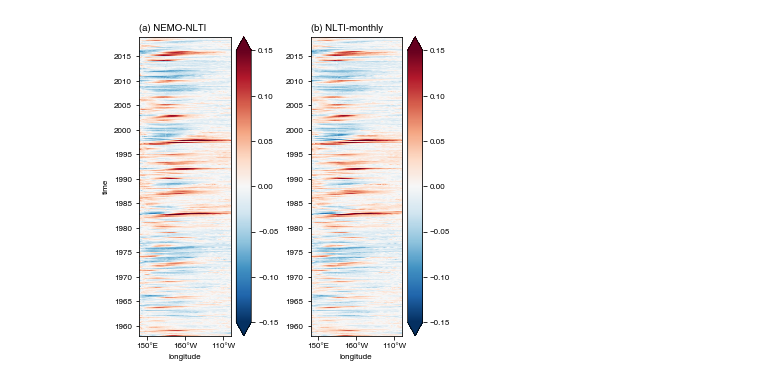
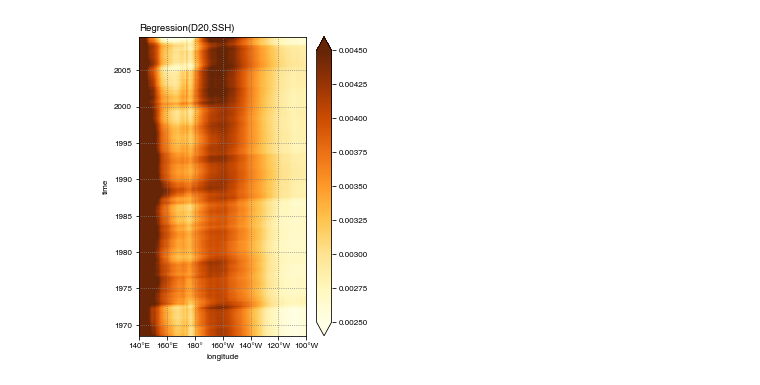
Before and after one commit to martinclaus/nti_lai_eta_al_analysis, a Jupyter notebook: plot_FigS7.ipynb, the cells around one changed output. Drawn from its saved outputs; the diff is of its cells as text; code cells hidden in the pictures.

```diff
--- a/plot_FigS7.ipynb
+++ b/plot_FigS7.ipynb
@@ -11,44 +9,26 @@ nlti_mon = ds.nlti_mon
 # %%
-width = 130*0.0393700787
-fig = plt.figure(figsize=(width,5.5))
+width = 95*0.0393700787
+fig = plt.figure(figsize=(width, 5.5))
 plt.rcParams['font.size'] =8
+
 from matplotlib import rc
 rc('font',**{'family':'sans-serif','sans-serif':['Helvetica']})
-year =  mdates.YearLocator(5,month=1)
-ax1 = fig.add_subplot(121)
-nlti_y.plot(
-    y="time",
-    vmin=-0.15, vmax=0.15,
-    cmap=plt.cm.RdBu_r, extend="both",
+
+ax1 = fig.add_subplot(111)
+ax1.xaxis.set_major_formatter(LongitudeFormatter())
+ds.slope.plot(
+    vmin=0.0025, vmax=0.0045, cmap=plt.cm.YlOrBr,
     cbar_kwargs={'label': ''},
     rasterized=True
 )
-ax1.xaxis.set_major_formatter(LongitudeFormatter())
-ax1.yaxis.set_major_locator(year)
-ax1.yaxis.set_major_formatter(mdates.DateFormatter('%Y'))
-plt.title("(a) NEMO-NLTI",loc='left');
+plt.title("Regression(D20,SSH)",loc='left')
 plt.title('')
+plt.xlim(140, 260)
 plt.ylabel("time");
 plt.xlabel('longitude');
+plt.grid(color='grey',linestyle = ':')
 
-ax2 = fig.add_subplot(122)
-nlti_mon.plot(
-    y="time",
-    vmin=-0.15, vmax=0.15,
-    cmap=plt.cm.RdBu_r, extend="both",
-    cbar_kwargs={'label': ''},
-    rasterized=True
-)
-ax2.xaxis.set_major_formatter(LongitudeFormatter())
-ax2.yaxis.set_major_locator(year)
-ax2.yaxis.set_major_formatter(mdates.DateFormatter('%Y'))
-plt.title("(b) NLTI-monthly",loc='left');
-plt.title('')
-plt.ylabel("");
-plt.xlabel('longitude');
-
-plt.subplots_adjust(wspace =0.5, hspace = 0)
 plt.savefig("figS7.pdf", format="pdf", bbox_inches="tight")
 plt.show()
 # %% [output]
-[figure, old version]
+[figure, new version]
```
Also changed, not shown: parts of 2 cells of this notebook, 16 other files.
